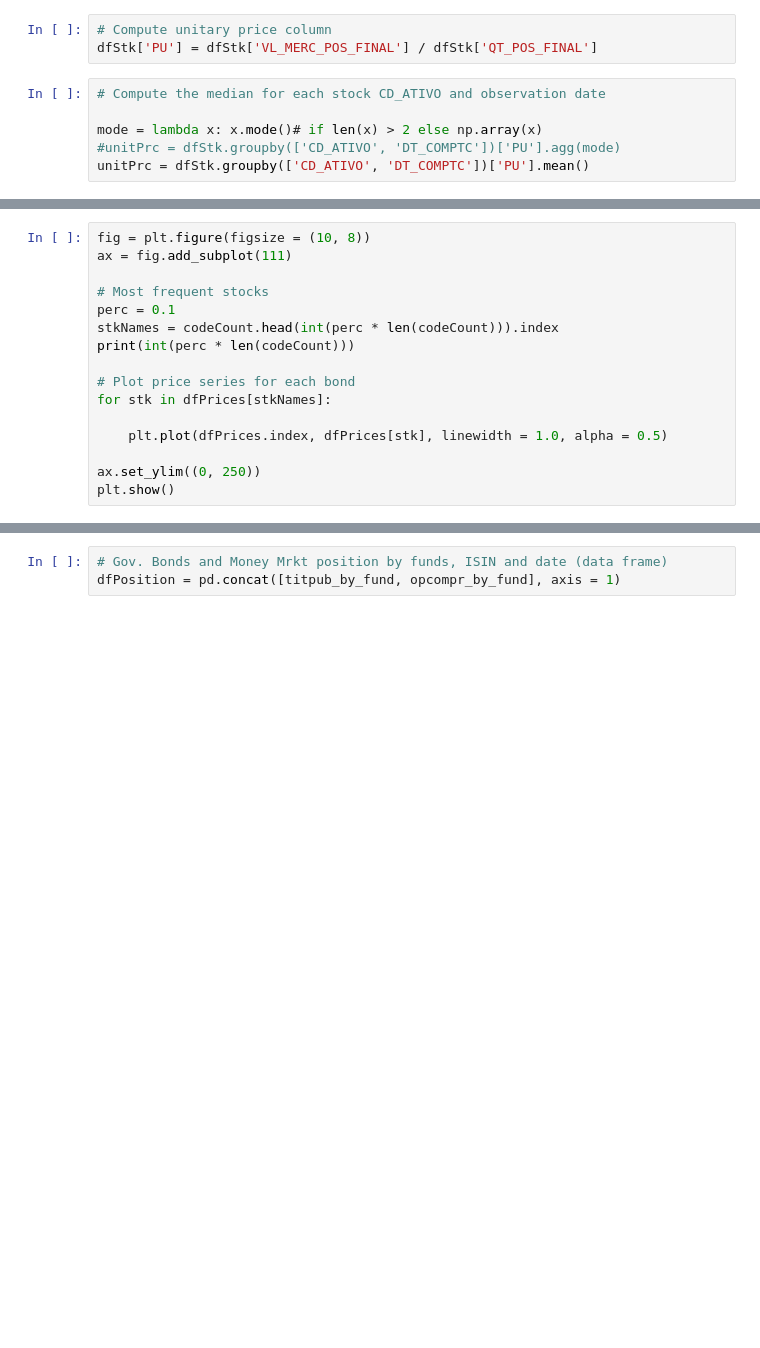
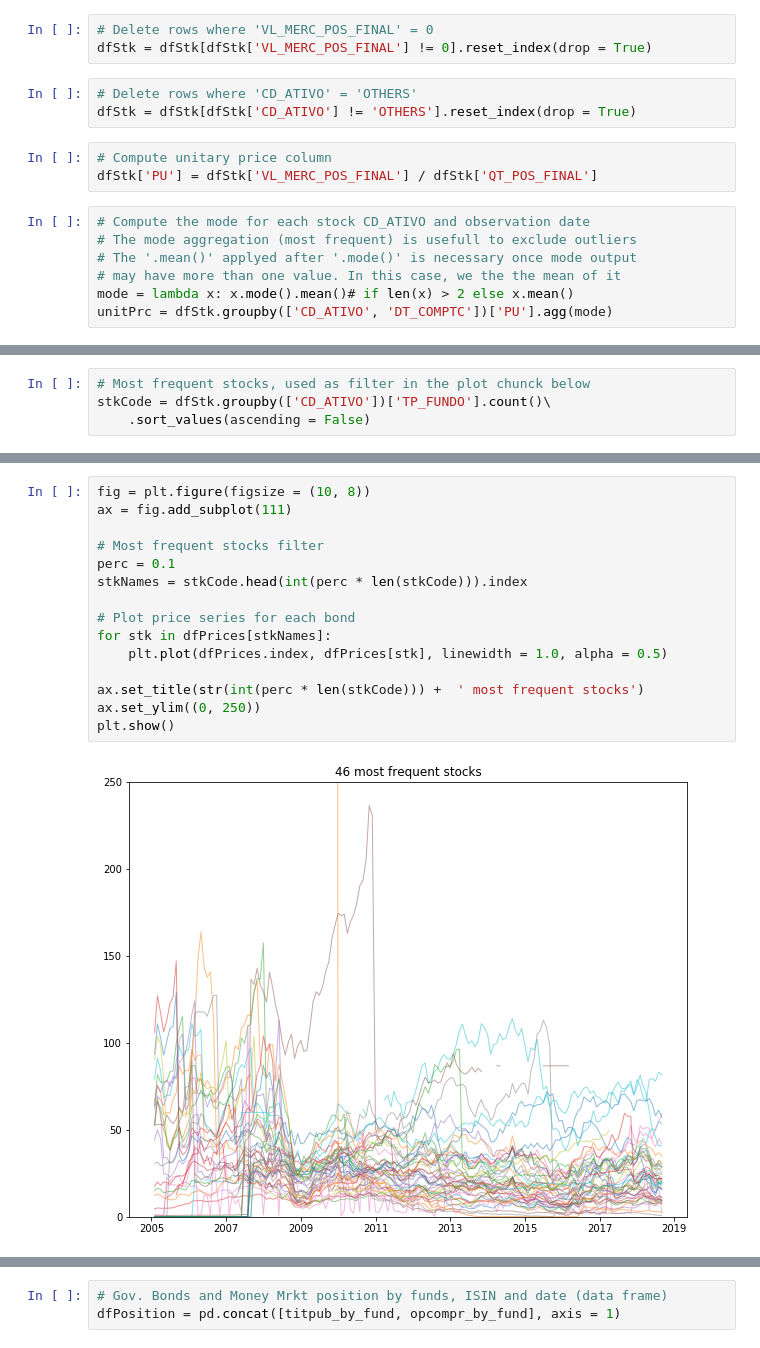
Before and after one commit to mamedc/fundsBR, a Jupyter notebook: 4_other_assets.ipynb, the cells around one changed output, grey strips where cells are left out. Cells and saved outputs as stored; diff of their text form; blank space fills up the shorter version.

```diff
--- a/4_other_assets.ipynb
+++ b/4_other_assets.ipynb
@@ -289,12 +223,19 @@ codeCount
 # %%
 # Delete rows where 'QT_POS_FINAL' = 0
 dfStk = dfStk[dfStk['QT_POS_FINAL'] != 0].reset_index(drop = True)
+# %%
+# Delete rows where 'VL_MERC_POS_FINAL' = 0
+dfStk = dfStk[dfStk['VL_MERC_POS_FINAL'] != 0].reset_index(drop = True)
+# %%
+# Delete rows where 'CD_ATIVO' = 'OTHERS'
+dfStk = dfStk[dfStk['CD_ATIVO'] != 'OTHERS'].reset_index(drop = True)
 # %%
 # Compute unitary price column
 dfStk['PU'] = dfStk['VL_MERC_POS_FINAL'] / dfStk['QT_POS_FINAL']
 # %%
-# Compute the median for each stock CD_ATIVO and observation date
-
-mode = lambda x: x.mode()# if len(x) > 2 else np.array(x)
-#unitPrc = dfStk.groupby(['CD_ATIVO', 'DT_COMPTC'])['PU'].agg(mode)
-unitPrc = dfStk.groupby(['CD_ATIVO', 'DT_COMPTC'])['PU'].mean()
+# Compute the mode for each stock CD_ATIVO and observation date
+# The mode aggregation (most frequent) is usefull to exclude outliers
+# The '.mean()' applyed after '.mode()' is necessary once mode output
+# may have more than one value. In this case, we the the mean of it
+mode = lambda x: x.mode().mean()# if len(x) > 2 else x.mean()
+unitPrc = dfStk.groupby(['CD_ATIVO', 'DT_COMPTC'])['PU'].agg(mode)
@@ -316 +242,5 @@ stkCode.index
+# %%
+# Most frequent stocks, used as filter in the plot chunck below
+stkCode = dfStk.groupby(['CD_ATIVO'])['TP_FUNDO'].count()\
+    .sort_values(ascending = False)
 # %%
@@ -319,16 +249,17 @@ dfPrices = unitPrc.unstack(level = 0)
 # %%
 fig = plt.figure(figsize = (10, 8))
 ax = fig.add_subplot(111)
 
-# Most frequent stocks
+# Most frequent stocks filter
 perc = 0.1
-stkNames = codeCount.head(int(perc * len(codeCount))).index
-print(int(perc * len(codeCount)))
+stkNames = stkCode.head(int(perc * len(stkCode))).index
 
 # Plot price series for each bond
 for stk in dfPrices[stkNames]:
-
     plt.plot(dfPrices.index, dfPrices[stk], linewidth = 1.0, alpha = 0.5)
 
+ax.set_title(str(int(perc * len(stkCode))) +  ' most frequent stocks')
 ax.set_ylim((0, 250))
 plt.show()
+# %% [output]
+[figure, added]
```
Also changed, not shown: parts of 58 cells of this notebook.
